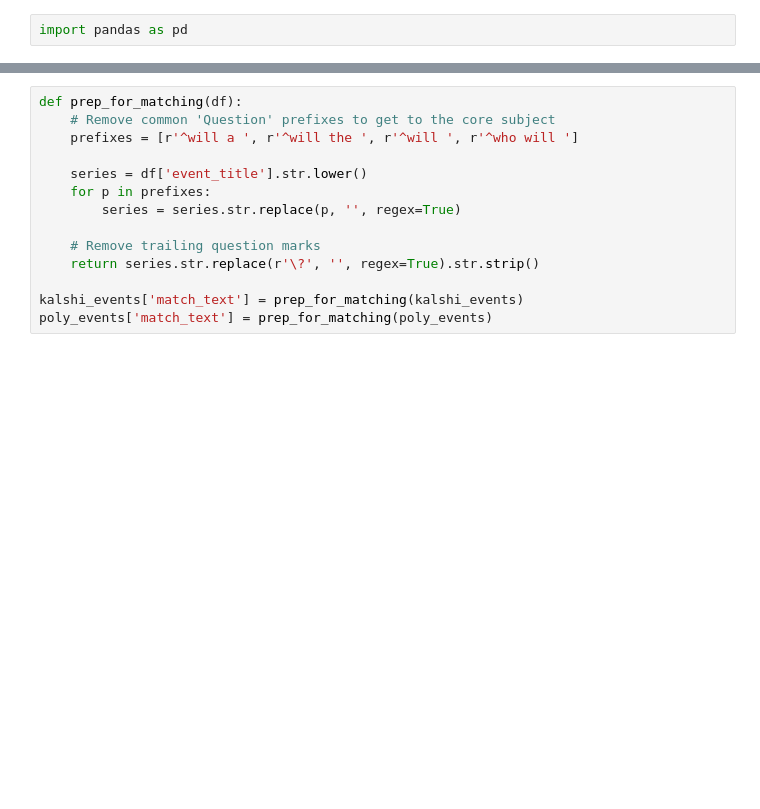
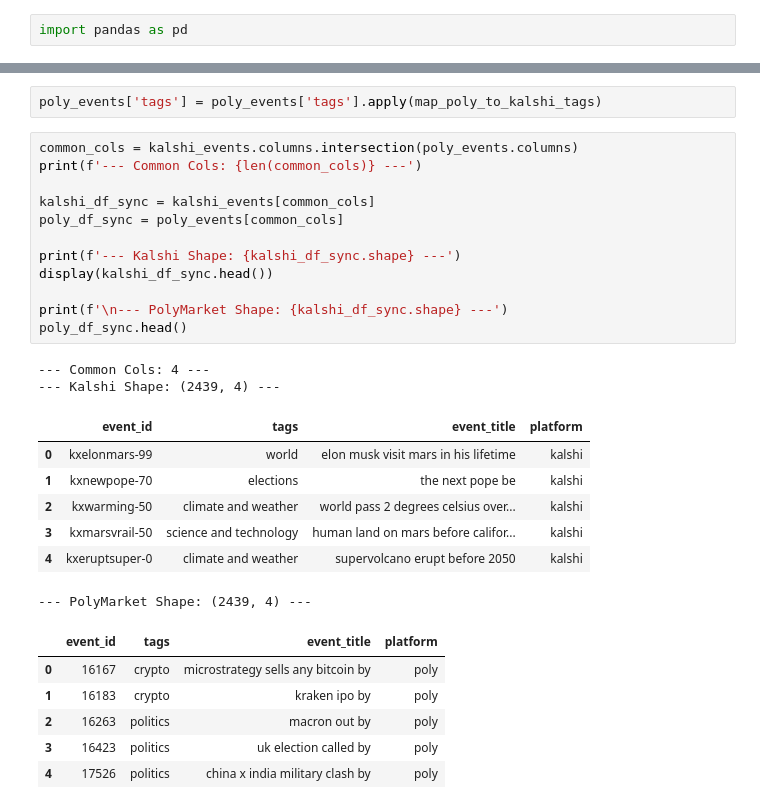
Before and after one commit to BlakeUribe/quasibets_testing, a Jupyter notebook: text_processor.ipynb, the cells around one changed output, grey strips where cells are left out. Cells and saved outputs as stored; diff of their text form; blank space fills up the shorter version.

```diff
--- a/text_processor.ipynb
+++ b/text_processor.ipynb
@@ -14,14 +36,30 @@ poly_df_sync = poly_events[common_cols]
+# %%
+poly_events['tags'] = poly_events['tags'].apply(map_poly_to_kalshi_tags)
 # %%
-def prep_for_matching(df):
-    # Remove common 'Question' prefixes to get to the core subject
-    prefixes = [r'^will a ', r'^will the ', r'^will ', r'^who will ']
+common_cols = kalshi_events.columns.intersection(poly_events.columns)
+print(f'--- Common Cols: {len(common_cols)} ---')
 
-    series = df['event_title'].str.lower()
-    for p in prefixes:
-        series = series.str.replace(p, '', regex=True)
+kalshi_df_sync = kalshi_events[common_cols]
+poly_df_sync = poly_events[common_cols]
 
-    # Remove trailing question marks
-    return series.str.replace(r'\?', '', regex=True).str.strip()
+print(f'--- Kalshi Shape: {kalshi_df_sync.shape} ---')
+display(kalshi_df_sync.head())
 
-kalshi_events['match_text'] = prep_for_matching(kalshi_events)
-poly_events['match_text'] = prep_for_matching(poly_events)
+print(f'\n--- PolyMarket Shape: {kalshi_df_sync.shape} ---')
+poly_df_sync.head()
+# %% [output]
+--- Common Cols: 4 ---
+--- Kalshi Shape: (2439, 4) ---
+|  | event_id | tags | event_title | platform |
+| 0 | kxelonmars-99 | world | elon musk visit mars in his lifetime | kalshi |
+| 1 | kxnewpope-70 | elections | the next pope be | kalshi |
+| 2 | kxwarming-50 | climate and weather | world pass 2 degrees celsius over... | kalshi |
+| 3 | kxmarsvrail-50 | science and technology | human land on mars before califor... | kalshi |
+| 4 | kxeruptsuper-0 | climate and weather | supervolcano erupt before 2050 | kalshi |
+--- PolyMarket Shape: (2439, 4) ---
+|  | event_id | tags | event_title | platform |
+| 0 | 16167 | crypto | microstrategy sells any bitcoin by | poly |
+| 1 | 16183 | crypto | kraken ipo by | poly |
+| 2 | 16263 | politics | macron out by | poly |
+| 3 | 16423 | politics | uk election called by | poly |
+| 4 | 17526 | politics | china x india military clash by | poly |
```
Also changed, not shown: parts of 10 cells of this notebook, 10 other files.
